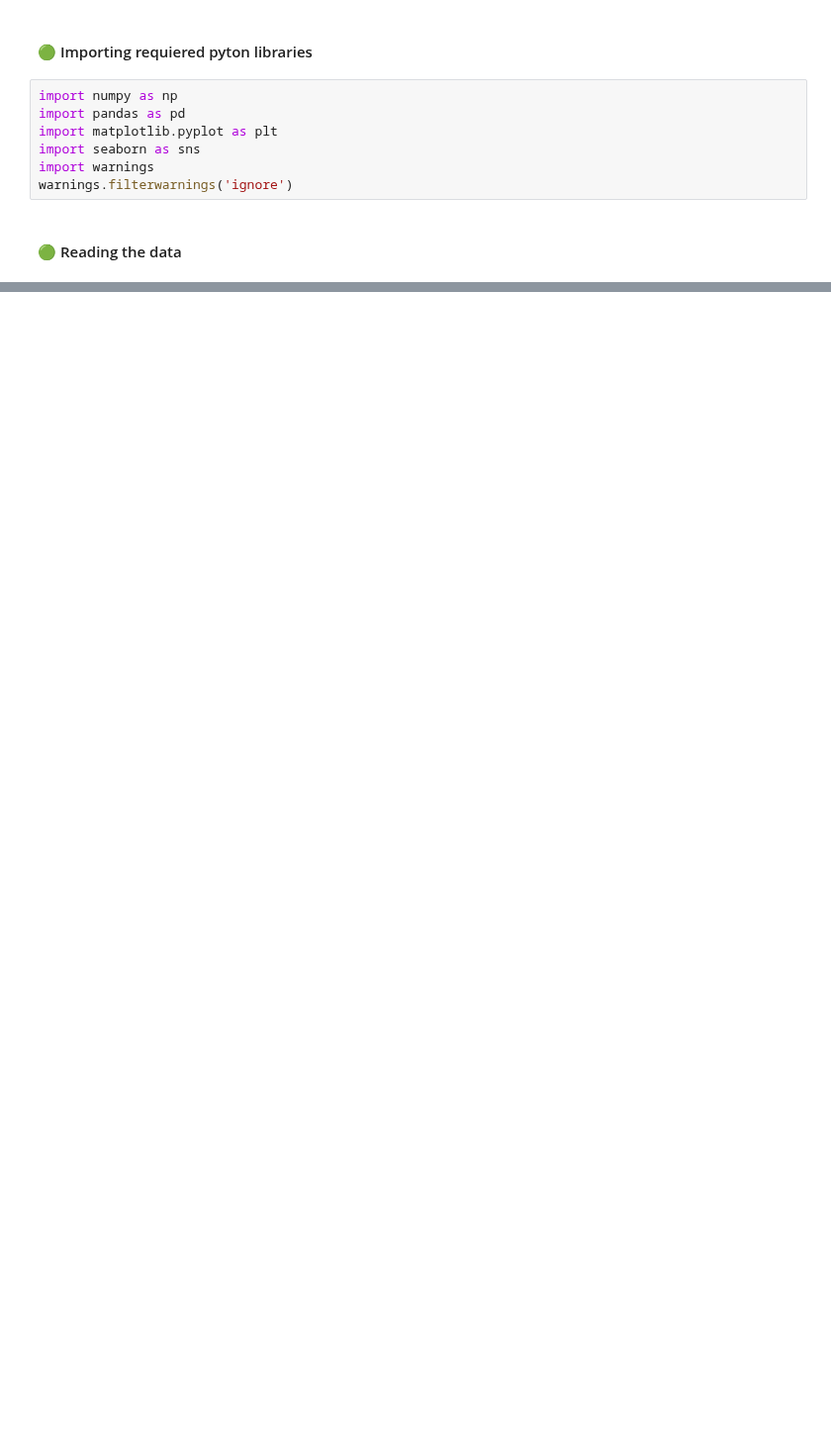
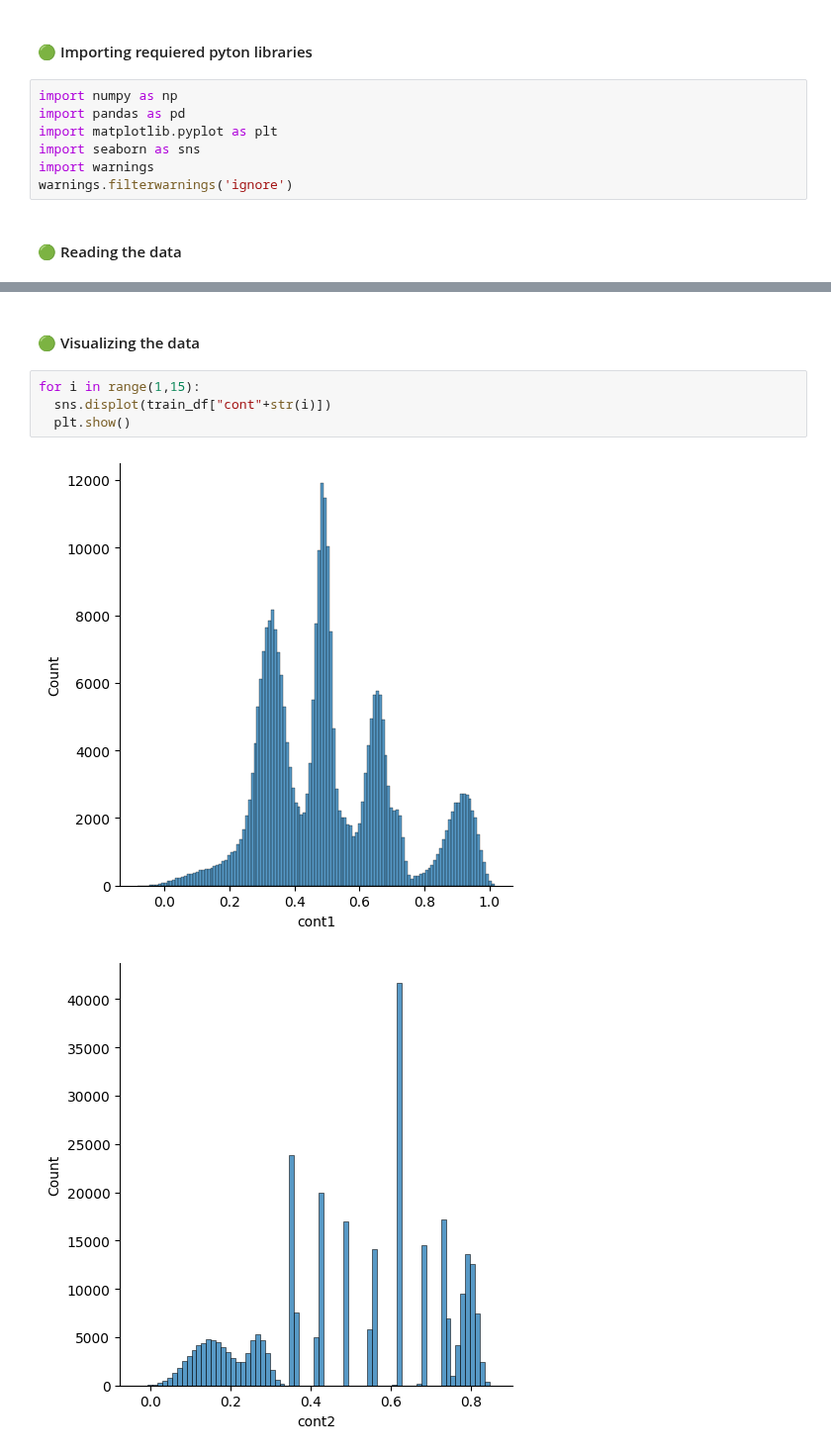
Before and after one commit to subramanya4shenoy/MachineLearningNbs, a Jupyter notebook: kaggle/Playground_S01E01.ipynb, the cells around one changed output, grey strips where cells are left out. Shown at 99% size. Saved outputs shown, nothing was run; the diff lists cells and outputs as text; blank space fills up the shorter version.

```diff
--- a/kaggle/Playground_S01E01.ipynb
+++ b/kaggle/Playground_S01E01.ipynb
@@ -40,0 +91,9 @@ test_df = pd.read_csv('test.csv', index_col='id')   #for submission
+# %% [markdown]
+#### 🟢 Visualizing the data
+# %%
+for i in range(1,15):
+  sns.displot(train_df["cont"+str(i)])
+  plt.show()
+# %% [output]
+[figure, added]
+[figure, added]
```
Also changed, not shown: parts of 56 cells of this notebook.
